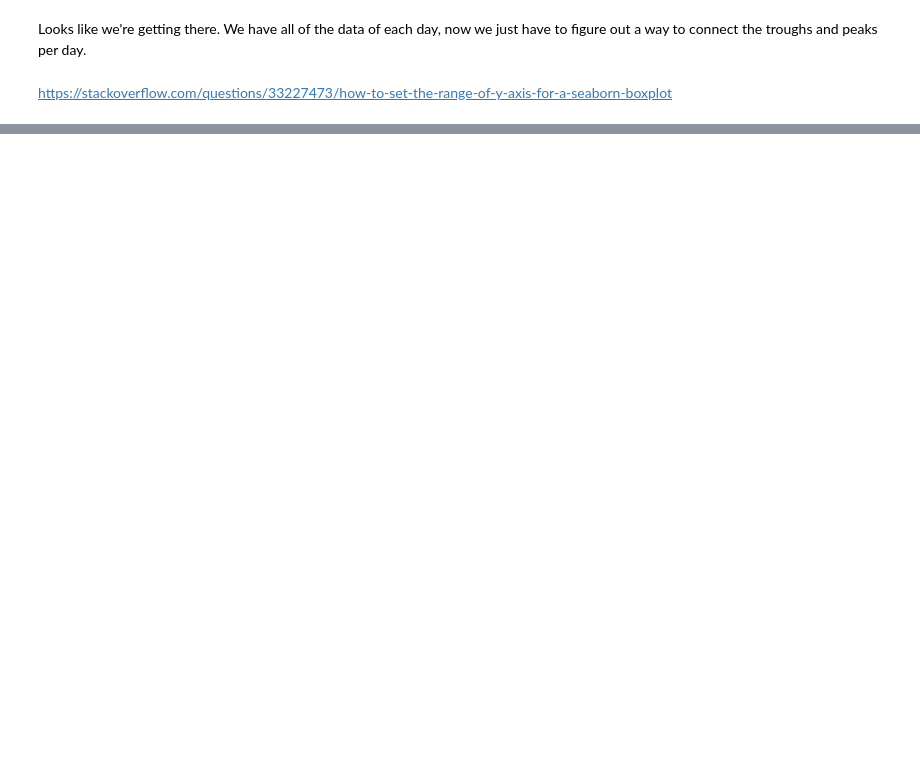
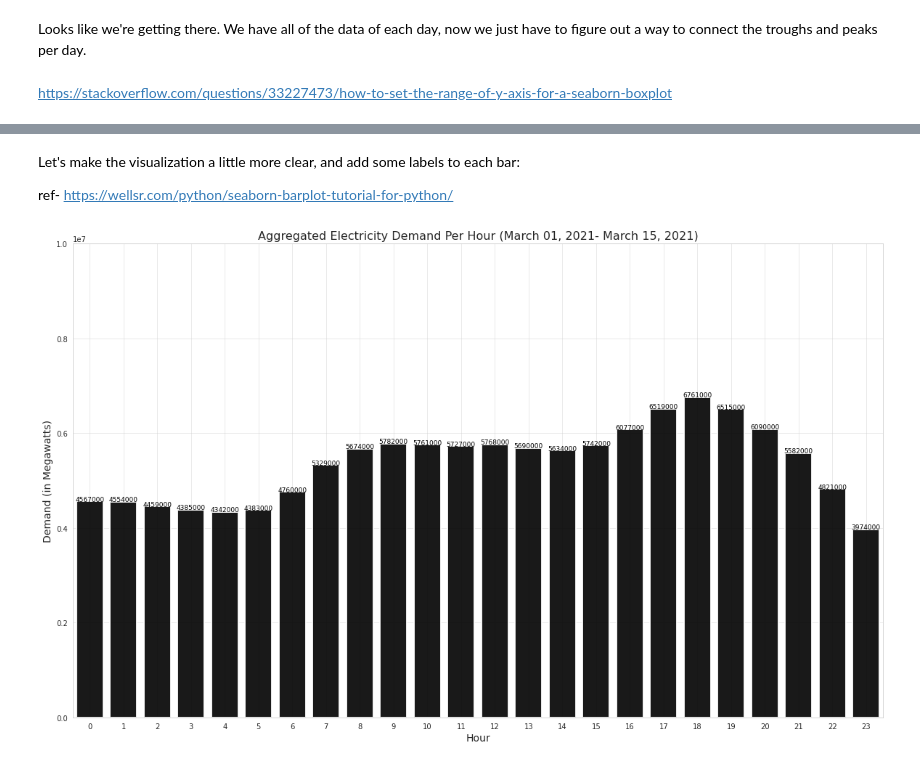
Before and after one commit to Colsai/DATA-601-Wan, a Jupyter notebook: DATA601_WK7_HW1.ipynb, the cells around one changed output, grey strips where cells are left out. Drawn from its saved outputs; the diff is of its cells as text; code cells hidden in the pictures; blank space fills up the shorter version.

```diff
--- a/DATA601_WK7_HW1.ipynb
+++ b/DATA601_WK7_HW1.ipynb
@@ -135,0 +242,32 @@ ax.xaxis.set_major_locator(ticker.MultipleLocator(2))
+# %% [markdown]
+Let's make the visualization a little more clear, and add some labels to each bar:
+
+ref- https://wellsr.com/python/seaborn-barplot-tutorial-for-python/
+# %%
+#Styles
+fig, ax = plt.subplots(1, figsize = (20,12))
+sns.set_style("whitegrid")
+
+#Barplot Call
+sns.barplot(x = 'Hour',
+            y="ROLLING SYSTEM DEMAND",
+            data = df_byhour,
+            alpha = .9,
+            color = 'black',
+            linewidth = 2,
+            dodge = True)
+
+#Grid and Text Information
+ax.grid(alpha = .5, axis = 'both')
+ax.set_title("Aggregated Electricity Demand Per Hour (March 01, 2021- March 15, 2021)", size = 16)
+ax.set_xlabel("Hour", size = 14)
+ax.set_ylabel("Demand (in Megawatts)", size = 14)
+ax.set_yscale("linear")
+
+#Change the minimum, so that scales from 0
+ax.set(ylim=(0, 1e7))
+
+for index, row in df_byhour.iterrows():
+    ax.text(row.Hour,row['ROLLING SYSTEM DEMAND'], int(round(row['ROLLING SYSTEM DEMAND'],-3)), color='black', ha="center", size = 9)
+# %% [output]
+[figure, added]
```
Also changed, not shown: parts of 32 cells of this notebook.
